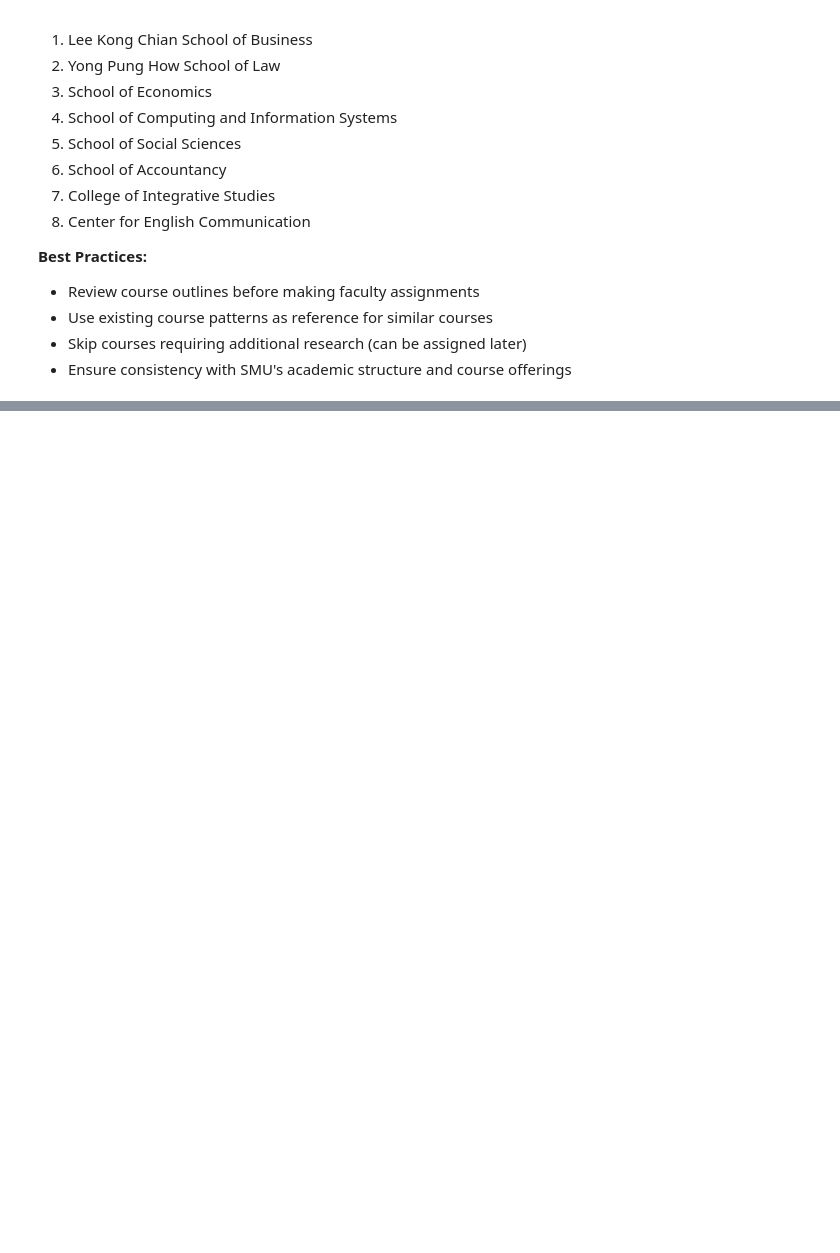
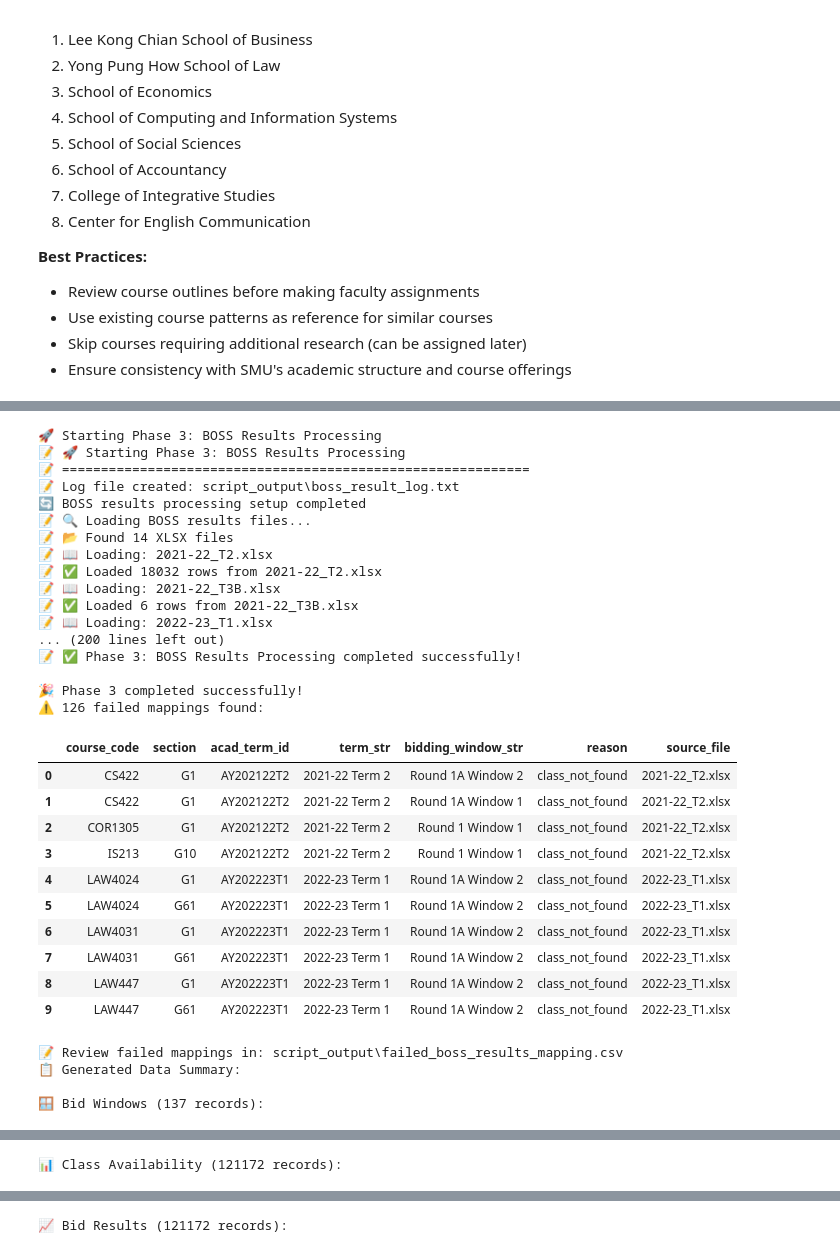
Before and after one commit to tanzhongyan/BidlySMU, a Jupyter notebook: V4_01_selenium_BossResults.ipynb, the cells around one changed output, grey strips where cells are left out. Cells and saved outputs as stored; diff of their text form; code cells hidden in the pictures; blank space fills up the shorter version.

Commit message:
Feat: Extract overallbossresults
- Extract overall boss results to create tables for `bid_result`, `class_availability`, `bid_window`

```diff
--- a/V4_01_selenium_BossResults.ipynb
+++ b/V4_01_selenium_BossResults.ipynb
@@ -2754,0 +4148,76 @@ True
+# %%
+# Run complete Phase 3 pipeline
+print("🚀 Starting Phase 3: BOSS Results Processing")
+success = builder.run_phase3_boss_processing()
+
+if success:
+    print("\n🎉 Phase 3 completed successfully!")
+else:
+    print("\n❌ Phase 3 failed. Check logs for details.")
+
+# Check failed mappings (if any)
+failed_path = os.path.join('script_output', 'failed_boss_results_mapping.csv')
+if os.path.exists(failed_path):
+    failed_df = pd.read_csv(failed_path)
+    print(f"⚠️ {len(failed_df)} failed mappings found:")
+    display(failed_df.head(10))
+    print(f"\n📝 Review failed mappings in: {failed_path}")
+else:
+    print("✅ No failed mappings - all BOSS results mapped successfully!")
+
+# Inspect generated data
+print("📋 Generated Data Summary:")
+
+# Check bid windows
+bid_window_path = os.path.join('script_output', 'new_bid_window.csv')
+if os.path.exists(bid_window_path):
+    bw_df = pd.read_csv(bid_window_path)
+    print(f"\n🪟 Bid Windows ({len(bw_df)} records):")
+    display(bw_df.head())
+
+# Check class availability
+availability_path = os.path.join('script_output', 'new_class_availability.csv')
+if os.path.exists(availability_path):
+    av_df = pd.read_csv(availability_path)
+    print(f"\n📊 Class Availability ({len(av_df)} records):")
+    display(av_df.head())
+
+# Check bid results
+result_path = os.path.join('script_output', 'new_bid_result.csv')
+if os.path.exists(result_path):
+    br_df = pd.read_csv(result_path)
+    print(f"\n📈 Bid Results ({len(br_df)} records):")
+    display(br_df.head())
+# %% [output]
+🚀 Starting Phase 3: BOSS Results Processing
+📝 🚀 Starting Phase 3: BOSS Results Processing
+📝 ============================================================
+📝 Log file created: script_output\boss_result_log.txt
+🔄 BOSS results processing setup completed
+📝 🔍 Loading BOSS results files...
+📝 📂 Found 14 XLSX files
+📝 📖 Loading: 2021-22_T2.xlsx
+📝 ✅ Loaded 18032 rows from 2021-22_T2.xlsx
+📝 📖 Loading: 2021-22_T3B.xlsx
+📝 ✅ Loaded 6 rows from 2021-22_T3B.xlsx
+📝 📖 Loading: 2022-23_T1.xlsx
+... (200 lines left out)
+📝 ✅ Phase 3: BOSS Results Processing completed successfully!
+
+🎉 Phase 3 completed successfully!
+⚠️ 126 failed mappings found:
+|  | course_code | section | acad_term_id | term_str | bidding_window_str | reason | source_file |
+| 0 | CS422 | G1 | AY202122T2 | 2021-22 Term 2 | Round 1A Window 2 | class_not_found | 2021-22_T2.xlsx |
+| 1 | CS422 | G1 | AY202122T2 | 2021-22 Term 2 | Round 1A Window 1 | class_not_found | 2021-22_T2.xlsx |
+| 2 | COR1305 | G1 | AY202122T2 | 2021-22 Term 2 | Round 1 Window 1 | class_not_found | 2021-22_T2.xlsx |
+| 3 | IS213 | G10 | AY202122T2 | 2021-22 Term 2 | Round 1 Window 1 | class_not_found | 2021-22_T2.xlsx |
+| 4 | LAW4024 | G1 | AY202223T1 | 2022-23 Term 1 | Round 1A Window 2 | class_not_found | 2022-23_T1.xlsx |
+| 5 | LAW4024 | G61 | AY202223T1 | 2022-23 Term 1 | Round 1A Window 2 | class_not_found | 2022-23_T1.xlsx |
+| 6 | LAW4031 | G1 | AY202223T1 | 2022-23 Term 1 | Round 1A Window 2 | class_not_found | 2022-23_T1.xlsx |
+| 7 | LAW4031 | G61 | AY202223T1 | 2022-23 Term 1 | Round 1A Window 2 | class_not_found | 2022-23_T1.xlsx |
+| 8 | LAW447 | G1 | AY202223T1 | 2022-23 Term 1 | Round 1A Window 2 | class_not_found | 2022-23_T1.xlsx |
+| 9 | LAW447 | G61 | AY202223T1 | 2022-23 Term 1 | Round 1A Window 2 | class_not_found | 2022-23_T1.xlsx |
+📝 Review failed mappings in: script_output\failed_boss_results_mapping.csv
+📋 Generated Data Summary:
+
+🪟 Bid Windows (137 records):
@@ -2754,0 +4230 @@ True
+📊 Class Availability (121172 records):
@@ -2754,0 +4237 @@ True
+📈 Bid Results (121172 records):
```
Also changed, not shown: parts of 11 cells of this notebook.
